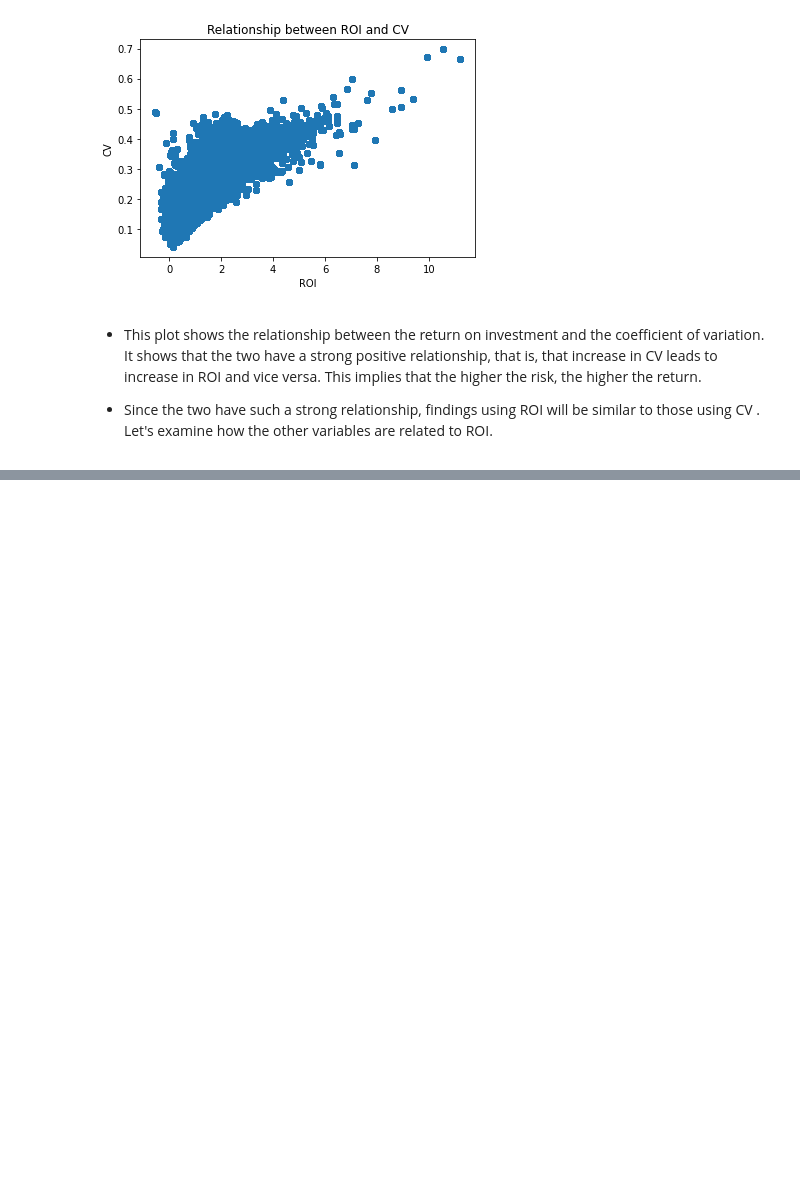
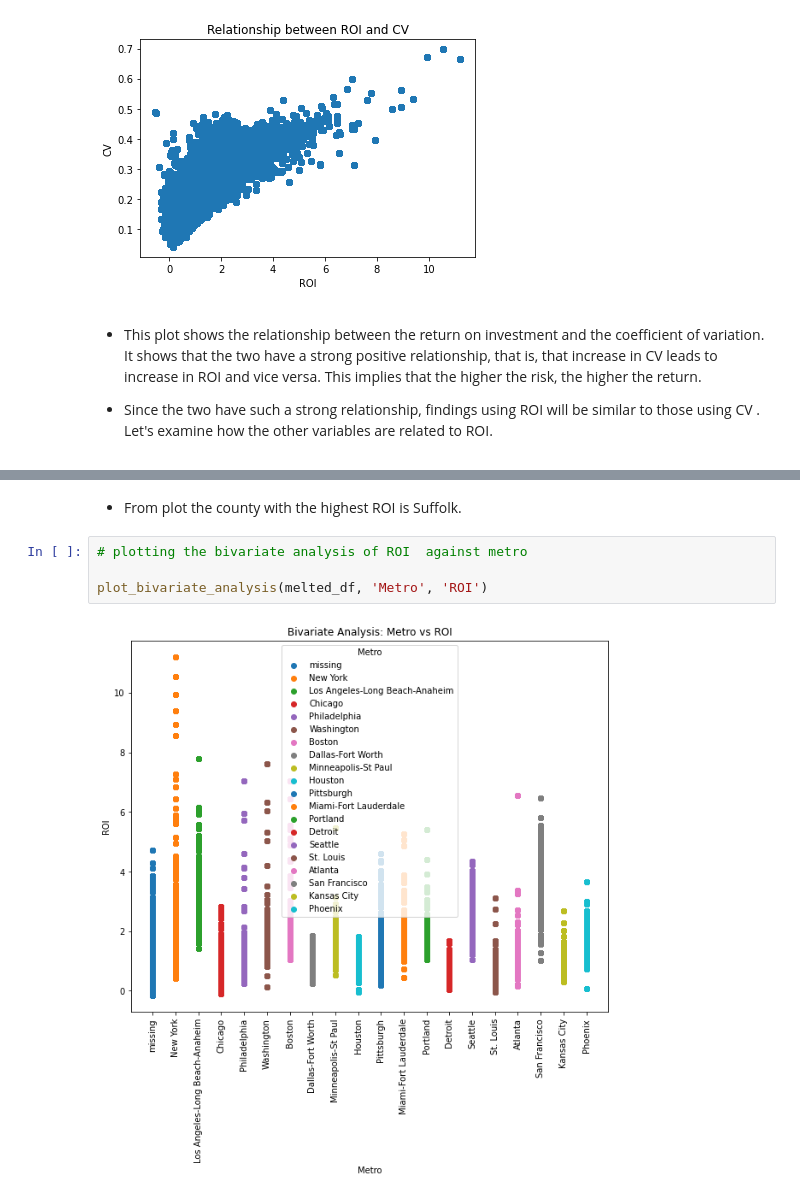
Before and after one commit to Derrick-wekesa/phase-4-project, a Jupyter notebook: student.ipynb, the cells around one changed output, grey strips where cells are left out. Cells and saved outputs as stored; diff of their text form; blank space fills up the shorter version.

```diff
--- a/student.ipynb
+++ b/student.ipynb
@@ -577,0 +619,8 @@ scatter_plot(melted_df['ROI'], melted_df['CV'], 'ROI', 'CV')
+# %% [markdown]
+- From  plot the county with the highest ROI is Suffolk.
+# %%
+# plotting the bivariate analysis of ROI  against metro
+
+plot_bivariate_analysis(melted_df, 'Metro', 'ROI')
+# %% [output]
+[figure, added]
```
Also changed, not shown: parts of 10 cells of this notebook.
